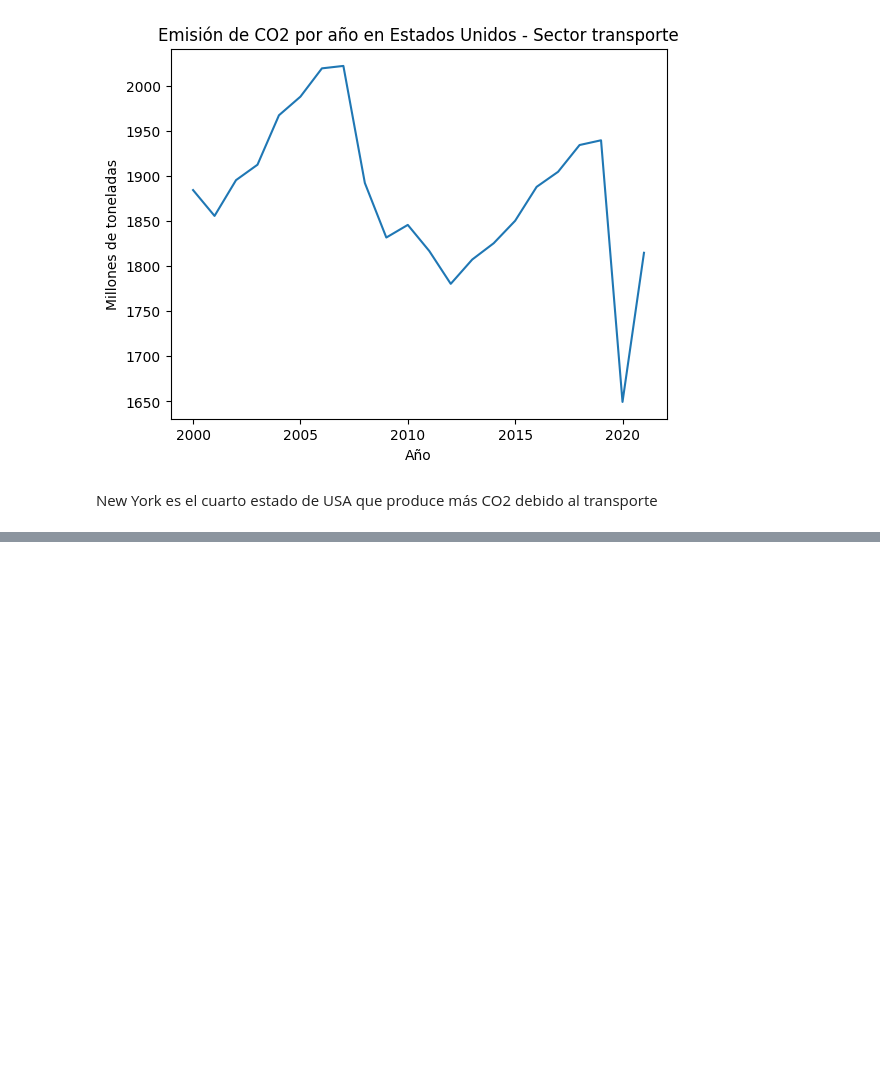
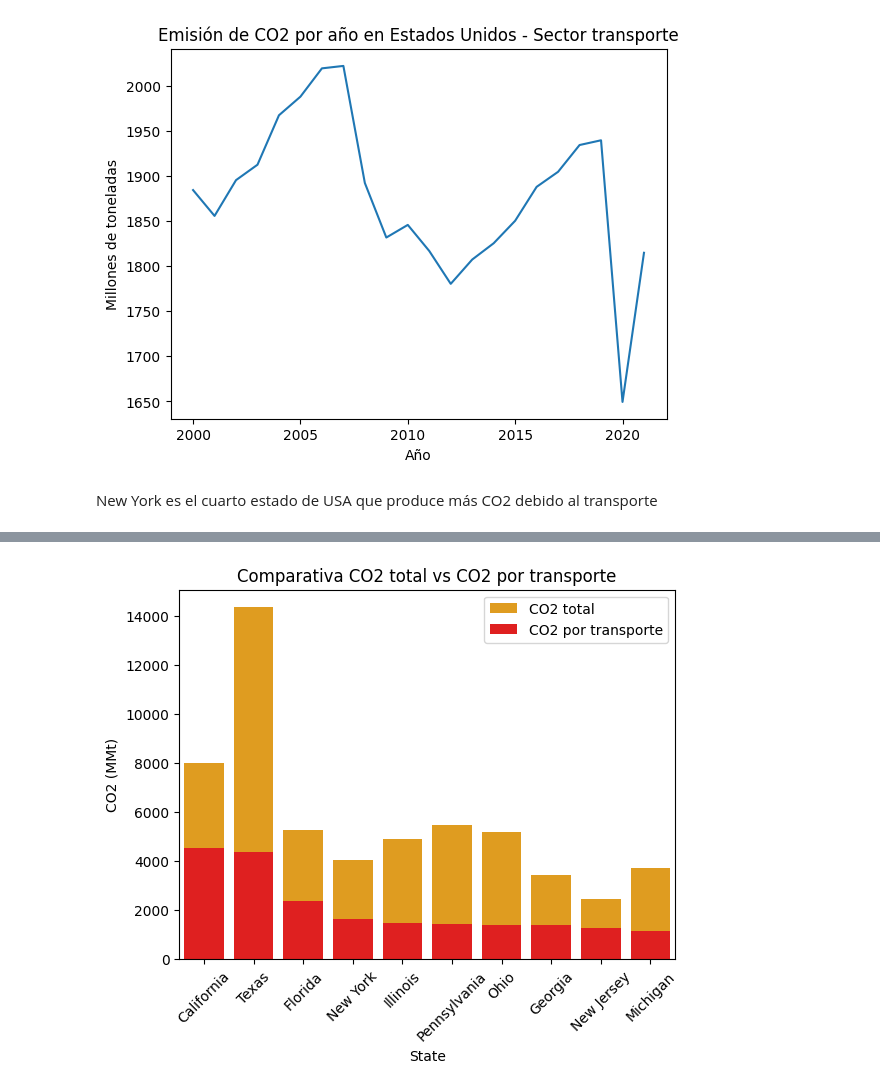
Before and after one commit to ing-jhparra/nyc-taxis, a Jupyter notebook: EDA/EDA-CO2.ipynb, the cells around one changed output, grey strips where cells are left out. Drawn from its saved outputs; the diff is of its cells as text; code cells hidden in the pictures; blank space fills up the shorter version.

```diff
--- a/EDA/EDA-CO2.ipynb
+++ b/EDA/EDA-CO2.ipynb
@@ -116,0 +127,14 @@ plt.show()
+# %%
+co2año["CO2_transporte"] = co2añot["CO2_transporte"]
+# %%
+a = co2año[["State", "CO2", "CO2_transporte"]].groupby("State").sum().sort_values(by="CO2_transporte", ascending=False).head(10)
+# %%
+plt.figure()
+s1= sns.barplot(data=a, x="State", y="CO2", color="orange", label="CO2 total")
+s2= sns.barplot(data=a, x="State", y="CO2_transporte", color="red", label="CO2 por transporte")
+plt.xticks(rotation=45)
+plt.ylabel("CO2 (MMt)")
+plt.title("Comparativa CO2 total vs CO2 por transporte")
+plt.show()
+# %% [output]
+[figure, added]
```
Also changed, not shown: parts of 14 cells of this notebook.
